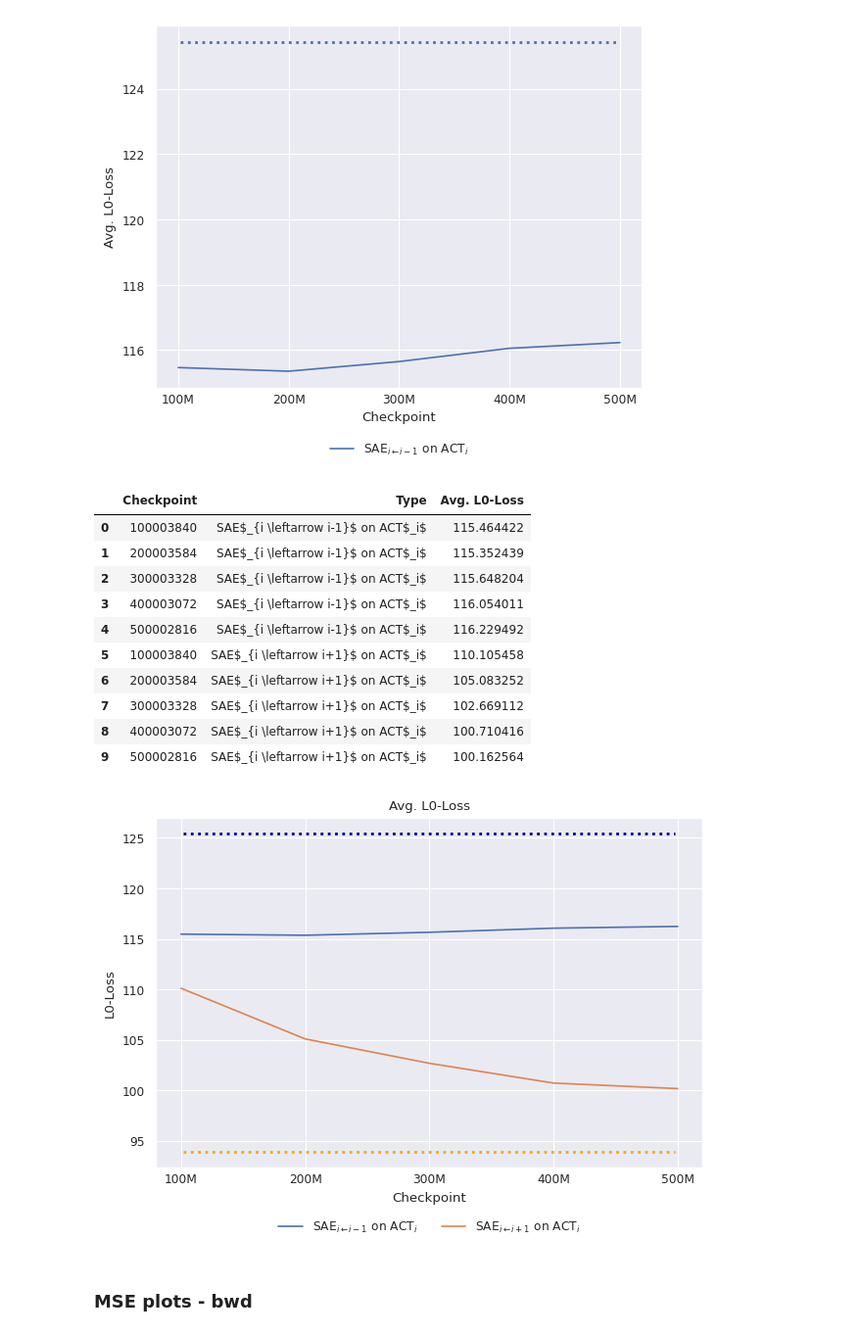
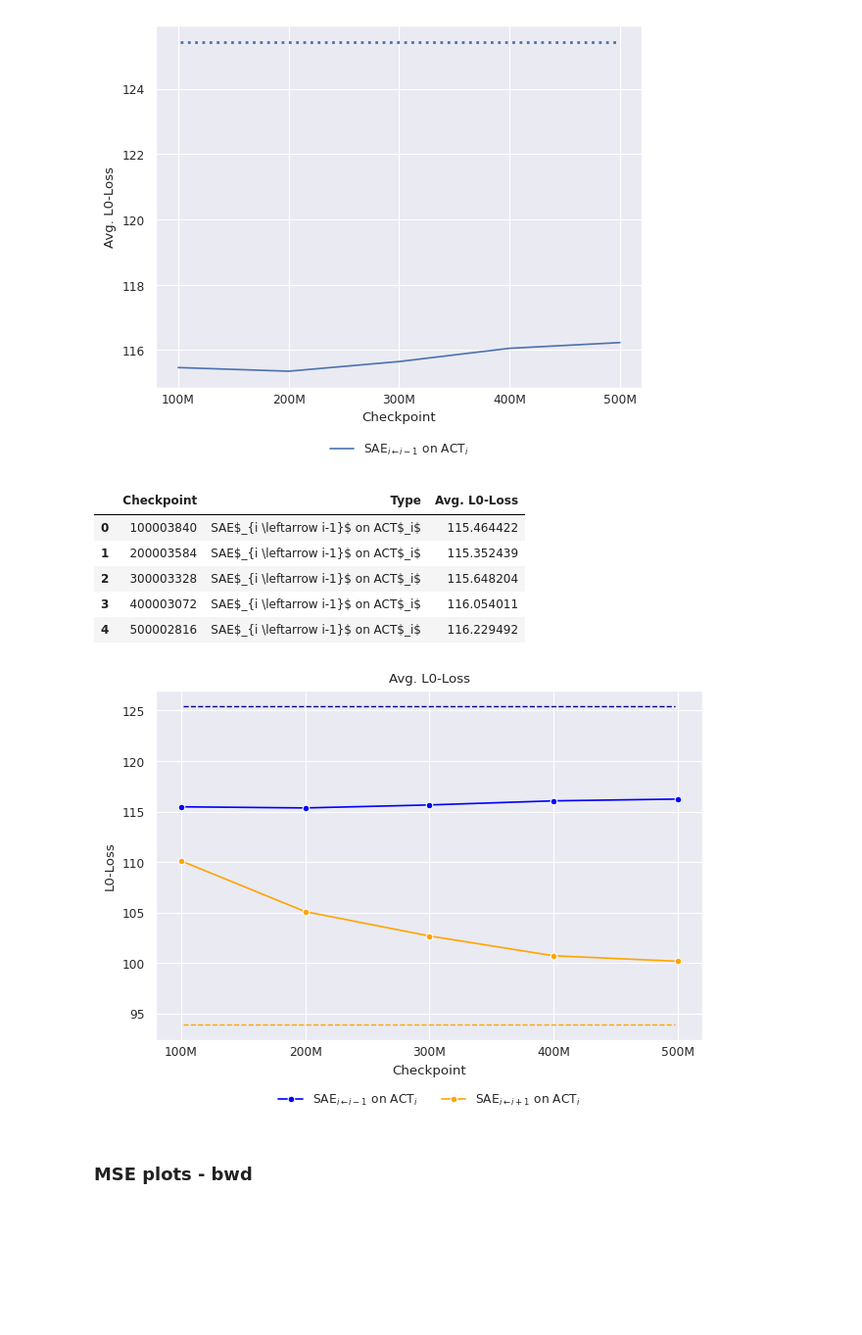
Before and after one commit to ghidav/sae-transfer-learning, a Jupyter notebook: paper_plot.ipynb, the cells around one changed output. Shown at 98% size. Drawn from its saved outputs; the diff is of its cells as text; code cells hidden in the pictures; blank space fills up the shorter version.

```diff
--- a/paper_plot.ipynb
+++ b/paper_plot.ipynb
@@ -882,6 +810,7 @@ for i, layers in enumerate([[0, 1, 2], [3, 4, 5], [6, 7, 8], [9, 10]]):
         legend="full",
         palette=sns.color_palette("flare", as_cmap=True),
         ax=ax,
+        marker="o"
     )
     h, l = ax.get_legend_handles_labels()
     ax.legend(h[1 : 4 - int(i == 3)], l[1 : 4 - int(i == 3)])
@@ -1024,6 +933,7 @@ for layers in [[1,2,3], [4,5,6], [7,8,9], [10,11]]:
         err_style=None,
         legend="full",
         palette=sns.color_palette("flare", as_cmap=True),
+        marker="o"
     )
     ax.set_xticks(np.arange(5))
     ax.set_xlabel("Checkpoint")
@@ -1075,6 +985,7 @@ for i, layers in enumerate([[1, 2, 3], [4, 5, 6], [7, 8, 9], [10, 11]]):
         legend=None,
         palette=sns.color_palette("flare", as_cmap=True),
         ax=ax,
+        marker="o",
     )
     ax.set_xticklabels(["100M", "200M", "300M", "400M", "500M"], va="center", ha="center")
     ax.set_xlabel("")
@@ -1100,6 +1011,7 @@ for i, layers in enumerate([[1, 2, 3], [4, 5, 6], [7, 8, 9], [10, 11]]):
         legend="full",
         palette=sns.color_palette("flare", as_cmap=True),
         ax=ax,
+        marker="o"
     )
     h, l = ax.get_legend_handles_labels()
     ax.legend(h[1 : 4 - int(i == 3)], l[1 : 4 - int(i == 3)])
@@ -1164,7 +1067,7 @@ l0_combined_avgs_df.drop(columns=[col for col in l0_combined_avgs_df.columns if
 l0_combined_avgs_df_plot = l0_combined_avgs_df.reset_index(names="Checkpoint").melt(
     id_vars=["Checkpoint"], var_name="Type", value_name="Avg. L0-Loss"
 )
-l0_combined_avgs_df_plot
+l0_combined_avgs_df_plot.head()
 # %% [output]
 |  | Checkpoint | Type | Avg. L0-Loss |
 | 0 | 100003840 | SAE$_{i \leftarrow i-1}$ on ACT$_i$ | 115.464422 |
@@ -1172,29 +1075,26 @@ l0_combined_avgs_df_plot
 | 2 | 300003328 | SAE$_{i \leftarrow i-1}$ on ACT$_i$ | 115.648204 |
 | 3 | 400003072 | SAE$_{i \leftarrow i-1}$ on ACT$_i$ | 116.054011 |
 | 4 | 500002816 | SAE$_{i \leftarrow i-1}$ on ACT$_i$ | 116.229492 |
-| 5 | 100003840 | SAE$_{i \leftarrow i+1}$ on ACT$_i$ | 110.105458 |
-| 6 | 200003584 | SAE$_{i \leftarrow i+1}$ on ACT$_i$ | 105.083252 |
-| 7 | 300003328 | SAE$_{i \leftarrow i+1}$ on ACT$_i$ | 102.669112 |
-| 8 | 400003072 | SAE$_{i \leftarrow i+1}$ on ACT$_i$ | 100.710416 |
-| 9 | 500002816 | SAE$_{i \leftarrow i+1}$ on ACT$_i$ | 100.162564 |
 # %%
 sns.set_theme("paper")
 ax = sns.lineplot(
     data=l0_combined_avgs_df_plot,
     x="Checkpoint",
     y="Avg. L0-Loss",
     hue="Type",
+    marker="o",
+    palette={"SAE$_{i \leftarrow i-1}$ on ACT$_i$": "blue", "SAE$_{i \leftarrow i+1}$ on ACT$_i$": "orange"},
 )
-ax.axhline(y=l0_fwd_avgs_df.iloc[0, 0], xmin=0.05, xmax=0.95, color="darkblue", linewidth=2, ls=":")
-ax.axhline(y=l0_bwd_avgs_df.iloc[0, 0], xmin=0.05, xmax=0.95, color="orange", linewidth=2, ls=":")
+ax.axhline(y=l0_fwd_avgs_df.iloc[0, 0], xmin=0.05, xmax=0.95, color="darkblue", linewidth=1, ls="--")
+ax.axhline(y=l0_bwd_avgs_df.iloc[0, 0], xmin=0.05, xmax=0.95, color="orange", linewidth=1, ls="--")
 ax.set_title("Avg. L0-Loss")
 ax.set_ylabel("L0-Loss")
 ax.set_xticklabels([f"{i+1}00M" for i in range(5)], va="center", ha="center")
 sns.move_legend(ax, "lower center", bbox_to_anchor=(0.5, -0.22), ncol=3, title=None, frameon=False)
 plt.tight_layout()
 plt.savefig(IMG_PATH + "avg_l0_loss_score_through_time_combined.png")
 # %% [output]
-[figure, old version]
+[figure, new version]
 # %% [markdown]
 ### MSE plots - bwd
 # %%
```
Also changed, not shown: parts of 24 cells of this notebook.
